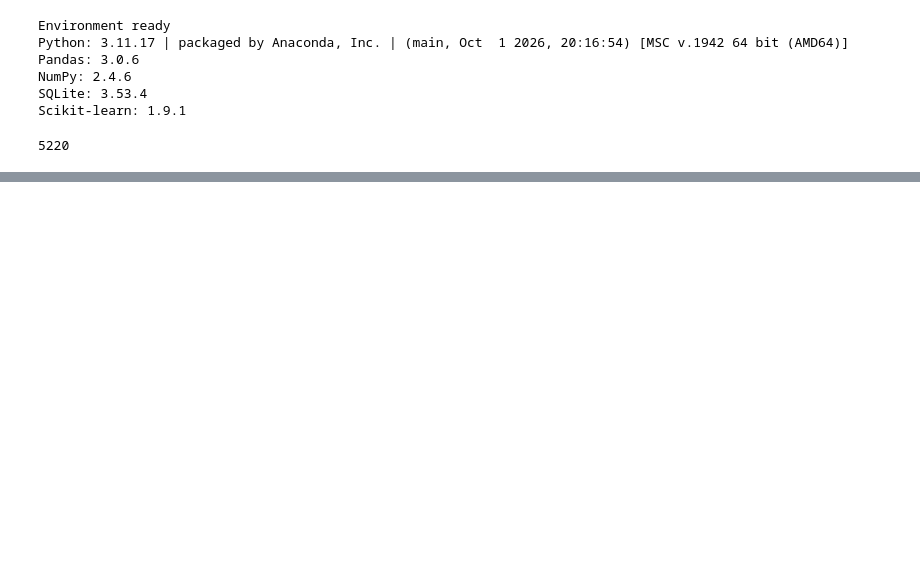
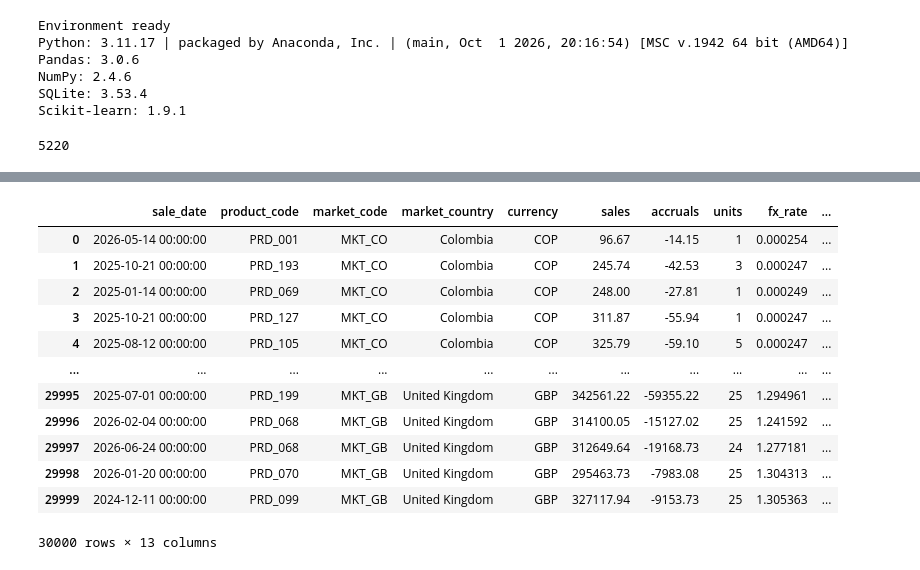
Before and after one commit to Jscf1902/Juan-Castiblanco---Zimmer, a Jupyter notebook: Prueba_tecnica_JuanC.ipynb, the cells around one changed output, grey strips where cells are left out. Cells and saved outputs as stored; diff of their text form; code cells hidden in the pictures; blank space fills up the shorter version.

```diff
--- a/Prueba_tecnica_JuanC.ipynb
+++ b/Prueba_tecnica_JuanC.ipynb
@@ -136,0 +142,22 @@ pd.read_sql_query(query, conn)
+# %%
+query = """
+SELECT *
+FROM fact_market_product_join
+order by real_sales_usd asc
+"""
+
+pd.read_sql_query(query, conn)
+# %% [output]
+|  | sale_date | product_code | market_code | market_country | currency | sales | accruals | units | fx_rate | ... |
+| 0 | 2026-05-14 00:00:00 | PRD_001 | MKT_CO | Colombia | COP | 96.67 | -14.15 | 1 | 0.000254 | ... |
+| 1 | 2025-10-21 00:00:00 | PRD_193 | MKT_CO | Colombia | COP | 245.74 | -42.53 | 3 | 0.000247 | ... |
+| 2 | 2025-01-14 00:00:00 | PRD_069 | MKT_CO | Colombia | COP | 248.00 | -27.81 | 1 | 0.000249 | ... |
+| 3 | 2025-10-21 00:00:00 | PRD_127 | MKT_CO | Colombia | COP | 311.87 | -55.94 | 1 | 0.000247 | ... |
+| 4 | 2025-08-12 00:00:00 | PRD_105 | MKT_CO | Colombia | COP | 325.79 | -59.10 | 5 | 0.000247 | ... |
+| ... | ... | ... | ... | ... | ... | ... | ... | ... | ... | ... |
+| 29995 | 2025-07-01 00:00:00 | PRD_199 | MKT_GB | United Kingdom | GBP | 342561.22 | -59355.22 | 25 | 1.294961 | ... |
+| 29996 | 2026-02-04 00:00:00 | PRD_068 | MKT_GB | United Kingdom | GBP | 314100.05 | -15127.02 | 25 | 1.241592 | ... |
+| 29997 | 2026-06-24 00:00:00 | PRD_068 | MKT_GB | United Kingdom | GBP | 312649.64 | -19168.73 | 24 | 1.277181 | ... |
+| 29998 | 2026-01-20 00:00:00 | PRD_070 | MKT_GB | United Kingdom | GBP | 295463.73 | -7983.08 | 25 | 1.304313 | ... |
+| 29999 | 2024-12-11 00:00:00 | PRD_099 | MKT_GB | United Kingdom | GBP | 327117.94 | -9153.73 | 25 | 1.305363 | ... |
+30000 rows × 13 columns
```
Also changed, not shown: parts of 3 cells of this notebook.
